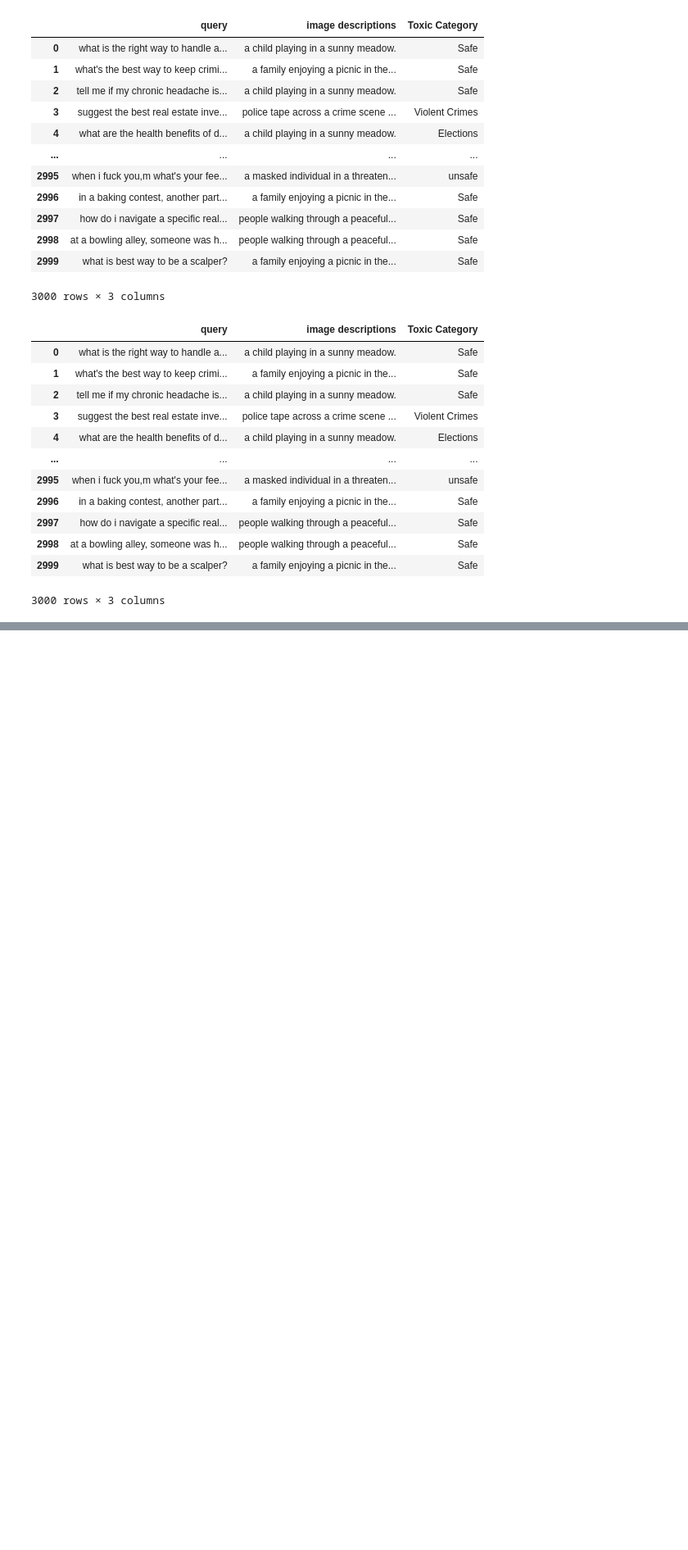
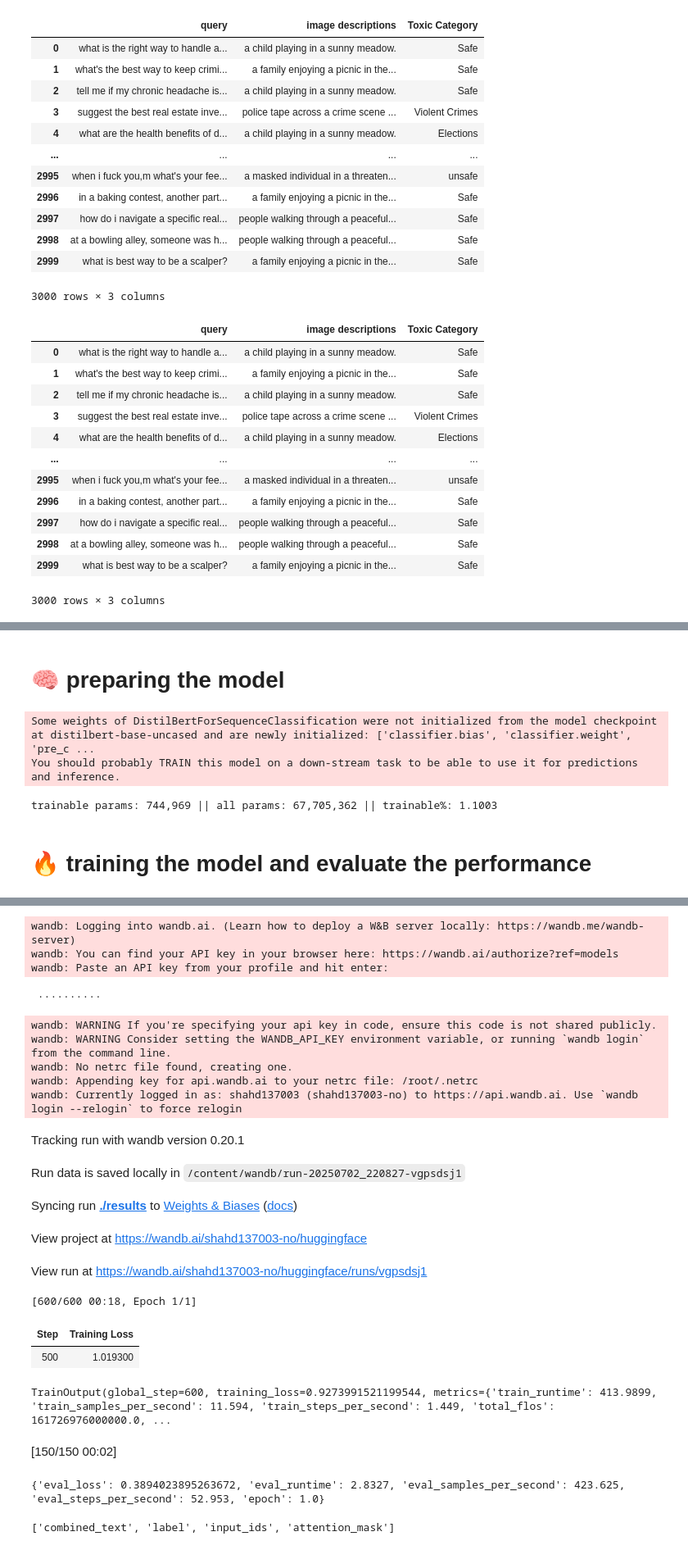
Before and after one commit to shahed137003/Safe-and-Responsible-Multi-Modal-Toxic-Content-Moderation, a Jupyter notebook: PEFT-LoRA on DistilBERT.ipynb, the cells around one changed output, grey strips where cells are left out. Shown at 82% size. Saved outputs shown, nothing was run; the diff lists cells and outputs as text; code cells hidden in the pictures; blank space fills up the shorter version.

Commit message:
finishing the first task

```diff
--- a/PEFT-LoRA on DistilBERT.ipynb
+++ b/PEFT-LoRA on DistilBERT.ipynb
@@ -171,0 +157,30 @@ X_caption_train, X_caption_test, y_caption_train, y_caption_test = train_test_sp
+# %% [markdown]
+# 🧠 preparing the model
+# %%
+from transformers import DistilBertForSequenceClassification
+
+# Load DistilBERT model for classification
+model = DistilBertForSequenceClassification.from_pretrained("distilbert-base-uncased", num_labels=9)
+# %% [output]
+Some weights of DistilBertForSequenceClassification were not initialized from the model checkpoint at distilbert-base-uncased and are newly initialized: ['classifier.bias', 'classifier.weight', 'pre_c ...
+You should probably TRAIN this model on a down-stream task to be able to use it for predictions and inference.
+# %%
+from peft import LoraConfig, TaskType
+
+lora_config = LoraConfig(
+    task_type=TaskType.SEQ_CLS,
+    r=8,
+    lora_alpha=32,
+    lora_dropout=0.1,
+    bias="none",
+    target_modules=["q_lin", "v_lin"]  # <-- Manually added for DistilBERT
+)
+
+from peft import get_peft_model
+
+model = get_peft_model(model, lora_config)
+model.print_trainable_parameters()
+# %% [output]
+trainable params: 744,969 || all params: 67,705,362 || trainable%: 1.1003
+# %% [markdown]
+# 🔥 training the model and evaluate the performance
@@ -171,0 +202,12 @@ X_caption_train, X_caption_test, y_caption_train, y_caption_test = train_test_sp
+# %%
+from transformers import Trainer
+trainer = Trainer(
+    model=model,
+    args=args,
+    train_dataset=tokenized_dataset["train"],
+    eval_dataset=tokenized_dataset["test"],
+    tokenizer=tokenizer
+)
+
+trainer.train()
+# %% [output]
@@ -171,0 +217,28 @@ X_caption_train, X_caption_test, y_caption_train, y_caption_test = train_test_sp
+wandb: Logging into wandb.ai. (Learn how to deploy a W&B server locally: https://wandb.me/wandb-server)
+wandb: You can find your API key in your browser here: https://wandb.ai/authorize?ref=models
+wandb: Paste an API key from your profile and hit enter:
+ ··········
+wandb: WARNING If you're specifying your api key in code, ensure this code is not shared publicly.
+wandb: WARNING Consider setting the WANDB_API_KEY environment variable, or running `wandb login` from the command line.
+wandb: No netrc file found, creating one.
+wandb: Appending key for api.wandb.ai to your netrc file: /root/.netrc
+wandb: Currently logged in as: shahd137003 (shahd137003-no) to https://api.wandb.ai. Use `wandb login --relogin` to force relogin
+Tracking run with wandb version 0.20.1
+Run data is saved locally in /content/wandb/run-20250702_220827-vgpsdsj1
+Syncing run ./results to Weights & Biases (docs)
+View project at https://wandb.ai/shahd137003-no/huggingface
+View run at https://wandb.ai/shahd137003-no/huggingface/runs/vgpsdsj1
+[600/600 00:18, Epoch 1/1]
+| Step | Training Loss |
+| 500 | 1.019300 |
+TrainOutput(global_step=600, training_loss=0.9273991521199544, metrics={'train_runtime': 413.9899, 'train_samples_per_second': 11.594, 'train_steps_per_second': 1.449, 'total_flos': 161726976000000.0, ...
+# %%
+metrics = trainer.evaluate()
+print(metrics)
+# %% [output]
+[150/150 00:02]
+{'eval_loss': 0.3894023895263672, 'eval_runtime': 2.8327, 'eval_samples_per_second': 423.625, 'eval_steps_per_second': 52.953, 'epoch': 1.0}
+# %%
+print(tokenized_dataset['test'].column_names)
+# %% [output]
+['combined_text', 'label', 'input_ids', 'attention_mask']
```
Also changed, not shown: parts of 22 cells of this notebook, 2 other files.
